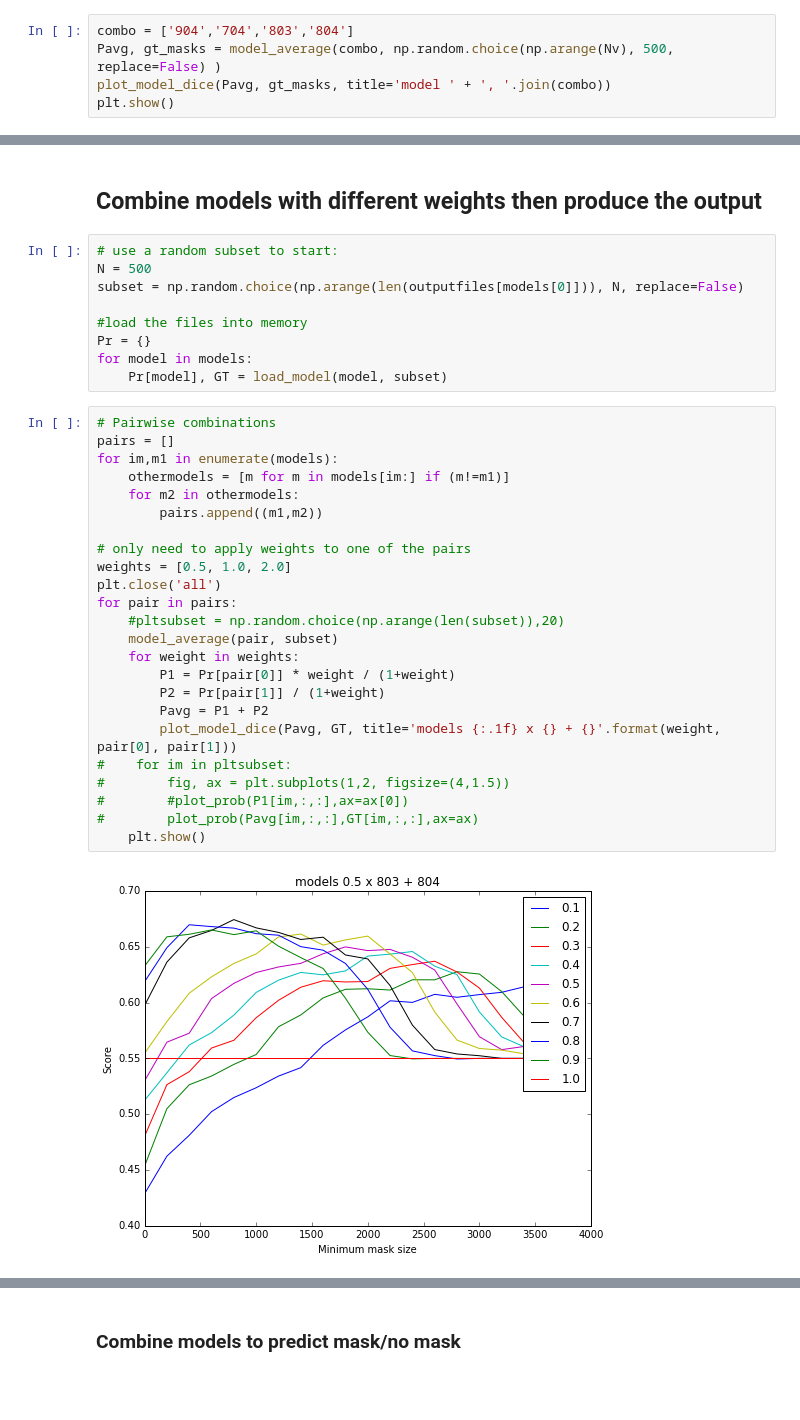
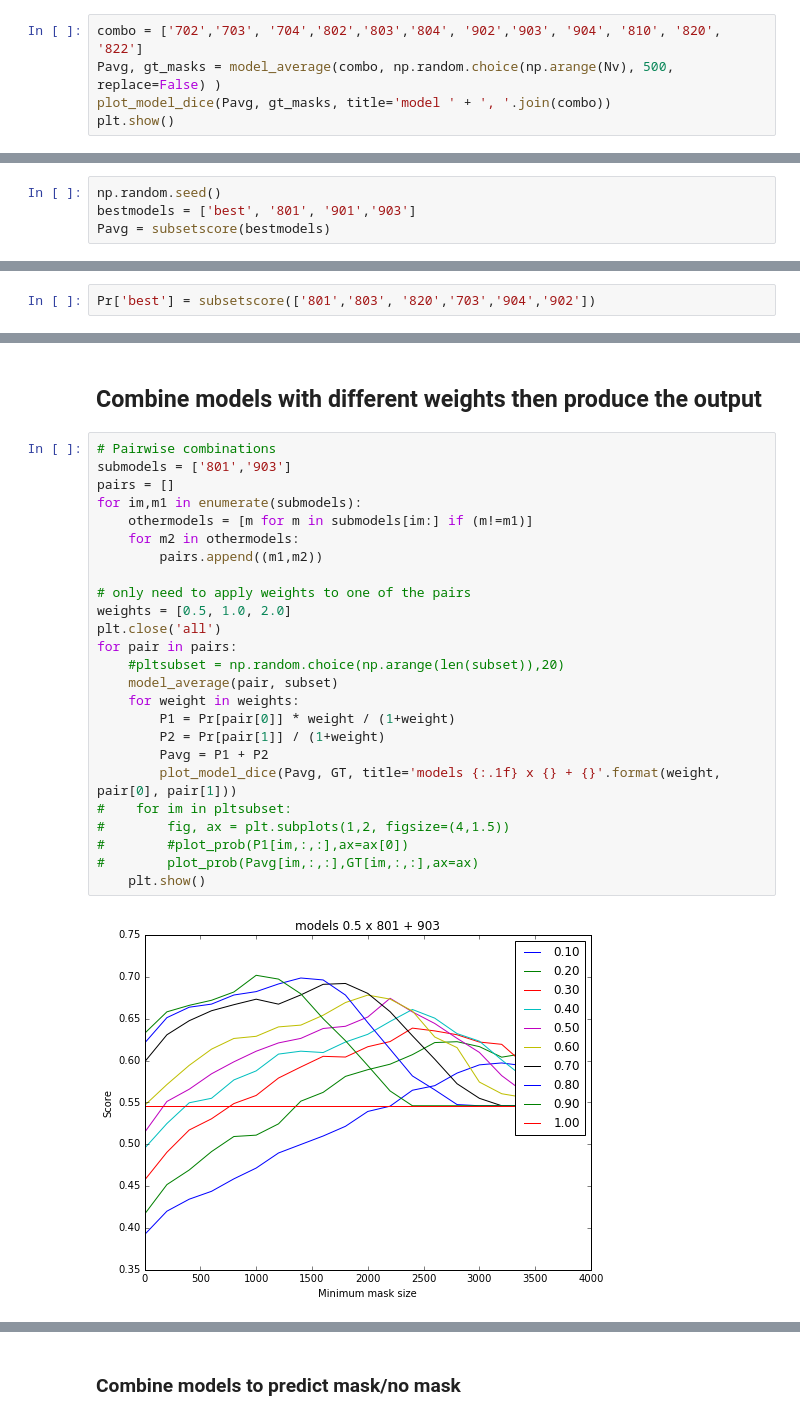
Before and after one commit to vassiliou/unstoo, a Jupyter notebook: OutputAnalysis.ipynb, the cells around one changed output, grey strips where cells are left out. Cells and saved outputs as stored; diff of their text form; blank space fills up the shorter version.

```diff
--- a/OutputAnalysis.ipynb
+++ b/OutputAnalysis.ipynb
@@ -159,5 +300,5 @@ for model in models:
 # %%
-combo = ['904','704','803','804']
+combo = ['702','703', '704','802','803','804', '902','903', '904', '810', '820', '822']
 Pavg, gt_masks = model_average(combo, np.random.choice(np.arange(Nv), 500, replace=False) )
 plot_model_dice(Pavg, gt_masks, title='model ' + ', '.join(combo))
 plt.show()
@@ -165,0 +336,4 @@ plt.show()
+# %%
+np.random.seed()
+bestmodels = ['best', '801', '901','903']
+Pavg = subsetscore(bestmodels)
@@ -165,0 +342,2 @@ plt.show()
+# %%
+Pr['best'] = subsetscore(['801','803', '820','703','904','902'])
@@ -166,37 +355,29 @@ plt.show()
 # %% [markdown]
 ## Combine models with different weights then produce the output
-# %%
-# use a random subset to start:
-N = 500
-subset = np.random.choice(np.arange(len(outputfiles[models[0]])), N, replace=False)
-
-#load the files into memory
-Pr = {}
-for model in models:
-    Pr[model], GT = load_model(model, subset)
 # %%
 # Pairwise combinations
+submodels = ['801','903']
 pairs = []
-for im,m1 in enumerate(models):
-    othermodels = [m for m in models[im:] if (m!=m1)]
+for im,m1 in enumerate(submodels):
+    othermodels = [m for m in submodels[im:] if (m!=m1)]
     for m2 in othermodels:
         pairs.append((m1,m2))
 
 # only need to apply weights to one of the pairs
 weights = [0.5, 1.0, 2.0]
 plt.close('all')
 for pair in pairs:
     #pltsubset = np.random.choice(np.arange(len(subset)),20)
     model_average(pair, subset)
     for weight in weights:
         P1 = Pr[pair[0]] * weight / (1+weight)
         P2 = Pr[pair[1]] / (1+weight)
         Pavg = P1 + P2
         plot_model_dice(Pavg, GT, title='models {:.1f} x {} + {}'.format(weight, pair[0], pair[1]))
 #    for im in pltsubset:
 #        fig, ax = plt.subplots(1,2, figsize=(4,1.5))
 #        #plot_prob(P1[im,:,:],ax=ax[0])
 #        plot_prob(Pavg[im,:,:],GT[im,:,:],ax=ax)
     plt.show()
 # %% [output]
-[figure, old version]
+[figure, new version]
```
Also changed, not shown: parts of 25 cells of this notebook.
